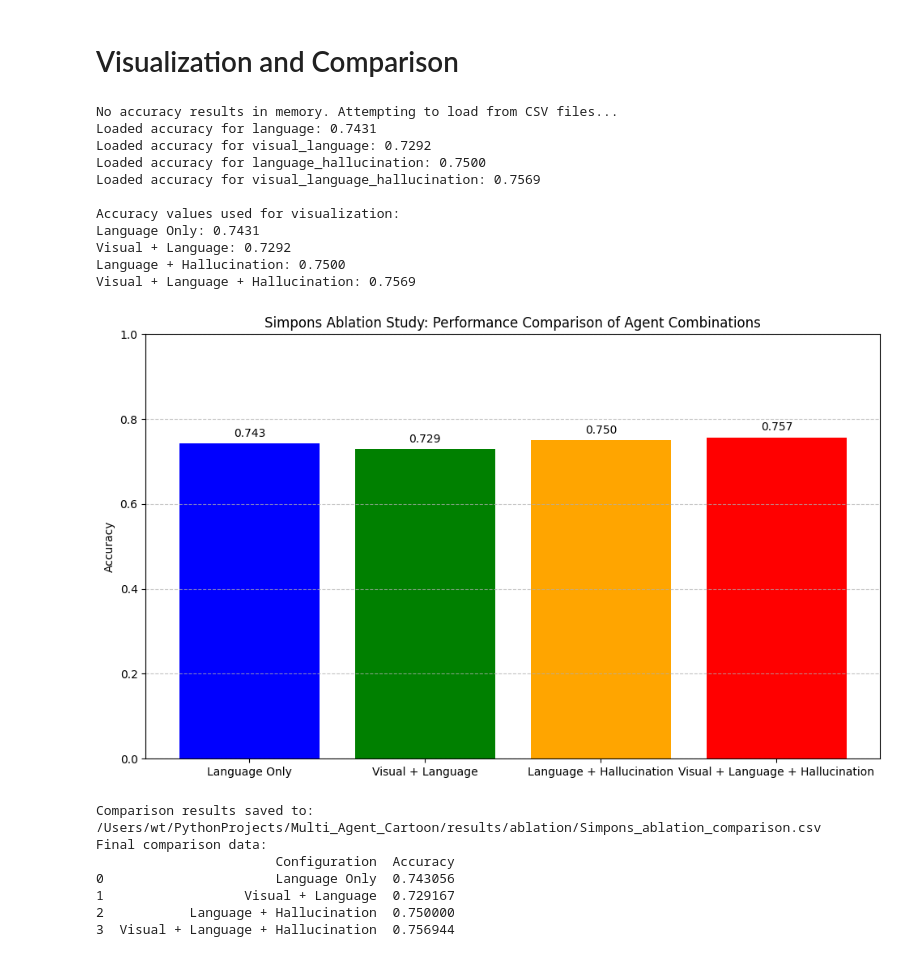
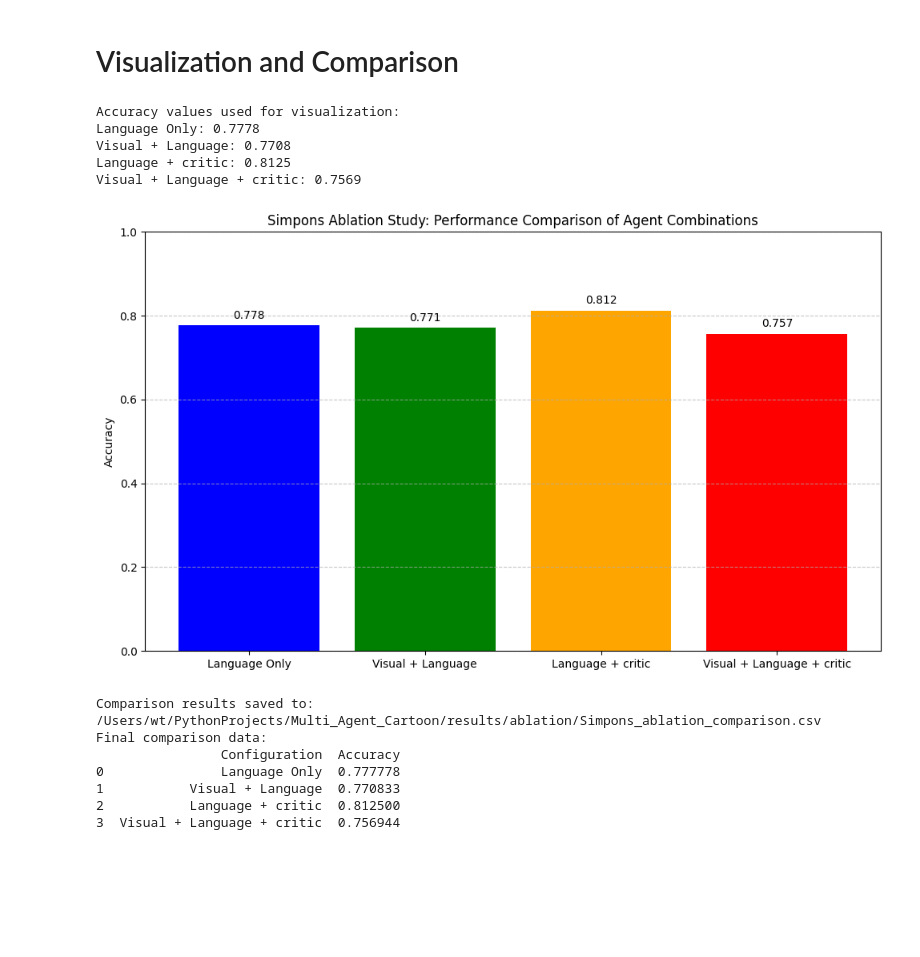
Before and after one commit to tongwu17/Multi_Agent_Cartoon, a Jupyter notebook: simpons_ablation_study.ipynb, the cells around one changed output. Drawn from its saved outputs; the diff is of its cells as text; code cells hidden in the pictures; blank space fills up the shorter version.

Commit message:
update critic agent

```diff
--- a/simpons_ablation_study.ipynb
+++ b/simpons_ablation_study.ipynb
@@ -106,6 +106,6 @@ results_ablation = []
 # Global variables for agent enablement, initialized here
 ENABLE_VISUAL_AGENT = False
 ENABLE_LANGUAGE_AGENT = False
-ENABLE_HALLUCINATION_AGENT = False
+ENABLE_CRITIC_AGENT = False
 # %% [markdown]
 # Agents Configuration
@@ -504,7 +538,7 @@ Using OpenAI model: gpt-4o-mini
 # %%
 def compute_accuracy(question, correct_answer, predicted_answer, answer_type, max_retries=2, retry_delay=2, num_evaluations=3):
     if correct_answer.lower().strip() == predicted_answer.lower().strip():
-        return 1.0, [1.0] * num_evaluations
+        return 1.00, [1.00] * num_evaluations
 
     if correct_answer.lower().strip() + 's' == predicted_answer.lower().strip() or predicted_answer.lower().strip() + 's' == correct_answer.lower().strip():
         return 0.75, [0.75] * num_evaluations
@@ -542,7 +576,7 @@ def compute_accuracy(question, correct_answer, predicted_answer, answer_type, ma
                         model=MODEL_NAME,
                         messages=[{"role": "user", "content": prompt}],
                         max_tokens=10,
-                        temperature=0.1
+                        temperature=0.0
                     )
                     response = completion.choices[0].message.content.strip()
                 else:
@@ -553,7 +587,7 @@ def compute_accuracy(question, correct_answer, predicted_answer, answer_type, ma
                             "content": prompt
                         }],
                         max_tokens=10,
-                        temperature=0.1
+                        temperature=0.0
                     )
                     response = completion.content[0].text.strip()
 
@@ -1037,11 +1069,11 @@ for config_name, results_list in all_results.items():
 
     # Visual description is only included if "visual" is in config name
     if "visual" in config_name:
-        column_order.append('visual_desc')
+        column_order.append('visual_description')
 
-    # Only include both initial and predicted answer if both language and hallucination are enabled
-    if "language" in config_name and "hallucination" in config_name:
-        column_order.extend(['initial_predicted_answer', 'predicted_answer'])
+    # Only include both initial and predicted answer if both language and critic are enabled
+    if "language" in config_name and "critic" in config_name:
+        column_order.extend(['initial_answer', 'predicted_answer'])
     else:
         column_order.append('predicted_answer')
 
@@ -1062,10 +1094,10 @@ for config_name, results_list in all_results.items():
 
     # Add conditional columns to the average row
     if "visual" in config_name:
-        average_result['visual_desc'] = ''
+        average_result['visual_description'] = ''
 
-    if "language" in config_name and "hallucination" in config_name:
-        average_result['initial_predicted_answer'] = ''
+    if "language" in config_name and "critic" in config_name:
+        average_result['initial_answer'] = ''
 
     results_to_save.append(average_result)
 
@@ -1118,13 +1159,13 @@ if not all_accuracies:
     expected_configs = [
         'language',
         'visual_language',
-        'language_hallucination',
-        'visual_language_hallucination'
+        'language_critic',
+        'visual_language_critic'
     ]
 
     # Safe model name for file pattern matching
     safe_model_name = MODEL_NAME.replace('-', '_').replace('.', '_')
-    results_dir = os.path.join(os.getcwd(), "results", "ablation")
+    results_dir = os.path.join(os.getcwd(), os.path.join(results_dir, "ablation"))
 
     # Load accuracies from CSV files if they exist
     for config in expected_configs:
@@ -1156,8 +1197,8 @@ if not all_accuracies and 'accuracies' in globals() and accuracies:
         config_name += 'visual_'
     if ENABLE_LANGUAGE_AGENT:
         config_name += 'language'
-    if ENABLE_HALLUCINATION_AGENT:
-        config_name += '_hallucination'
+    if ENABLE_CRITIC_AGENT:
+        config_name += '_critic'
 
     if config_name:
         all_accuracies[config_name] = avg_accuracy
@@ -1167,8 +1208,8 @@ if not all_accuracies and 'accuracies' in globals() and accuracies:
 results = {
     "Language Only": all_accuracies.get('language', 0),
     "Visual + Language": all_accuracies.get('visual_language', 0),
-    "Language + Hallucination": all_accuracies.get('language_hallucination', 0),
-    "Visual + Language + Hallucination": all_accuracies.get('visual_language_hallucination', 0)
+    "Language + critic": all_accuracies.get('language_critic', 0),
+    "Visual + Language + critic": all_accuracies.get('visual_language_critic', 0)
 }
 
 # Print the values we're using
@@ -1179,48 +1220,42 @@ for config, accuracy in results.items():
 # Create the visualization
 plt.figure(figsize=(10, 6))
 bars = plt.bar(results.keys(), results.values(), color=['blue', 'green', 'orange', 'red'])
 plt.ylim(0, 1.0)
 plt.ylabel('Accuracy')
 plt.title('Simpons Ablation Study: Performance Comparison of Agent Combinations')
 
 for bar in bars:
     height = bar.get_height()
     plt.text(bar.get_x() + bar.get_width()/2., height + 0.01,
             f'{height:.3f}', ha='center', va='bottom')
 
 plt.grid(axis='y', linestyle='--', alpha=0.7)
 plt.tight_layout()
 plt.show()
 
 # Save the comparison results to CSV
 comparison_df = pd.DataFrame([results], index=['Accuracy']).T.reset_index()
 comparison_df.columns = ['Configuration', 'Accuracy']
 comparison_path = os.path.join(os.getcwd(), "results", "ablation", "Simpons_ablation_comparison.csv")
 
 # Create results directory if it doesn't exist
 os.makedirs(os.path.dirname(comparison_path), exist_ok=True)
 
 # Save the comparison file
 comparison_df.to_csv(comparison_path, index=False)
 print(f"\nComparison results saved to: {comparison_path}")
 print(f"Final comparison data:\n{comparison_df}")
 # %% [output]
-No accuracy results in memory. Attempting to load from CSV files...
-Loaded accuracy for language: 0.7431
-Loaded accuracy for visual_language: 0.7292
-Loaded accuracy for language_hallucination: 0.7500
-Loaded accuracy for visual_language_hallucination: 0.7569
-
 Accuracy values used for visualization:
-Language Only: 0.7431
-Visual + Language: 0.7292
-Language + Hallucination: 0.7500
-Visual + Language + Hallucination: 0.7569
+Language Only: 0.7778
+Visual + Language: 0.7708
+Language + critic: 0.8125
+Visual + Language + critic: 0.7569
-[figure, old version]
+[figure, new version]
 Comparison results saved to: /Users/wt/PythonProjects/Multi_Agent_Cartoon/results/ablation/Simpons_ablation_comparison.csv
 Final comparison data:
-                       Configuration  Accuracy
-0                      Language Only  0.743056
-1                  Visual + Language  0.729167
-2           Language + Hallucination  0.750000
-3  Visual + Language + Hallucination  0.756944
+                Configuration  Accuracy
+0               Language Only  0.777778
+1           Visual + Language  0.770833
+2           Language + critic  0.812500
+3  Visual + Language + critic  0.756944
```
Also changed, not shown: parts of 6 cells of this notebook, 28 other files.
